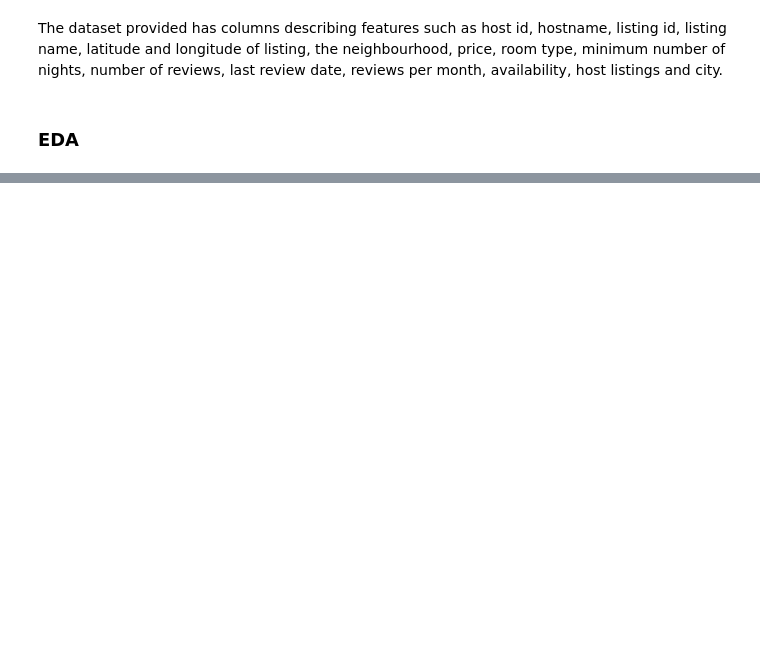
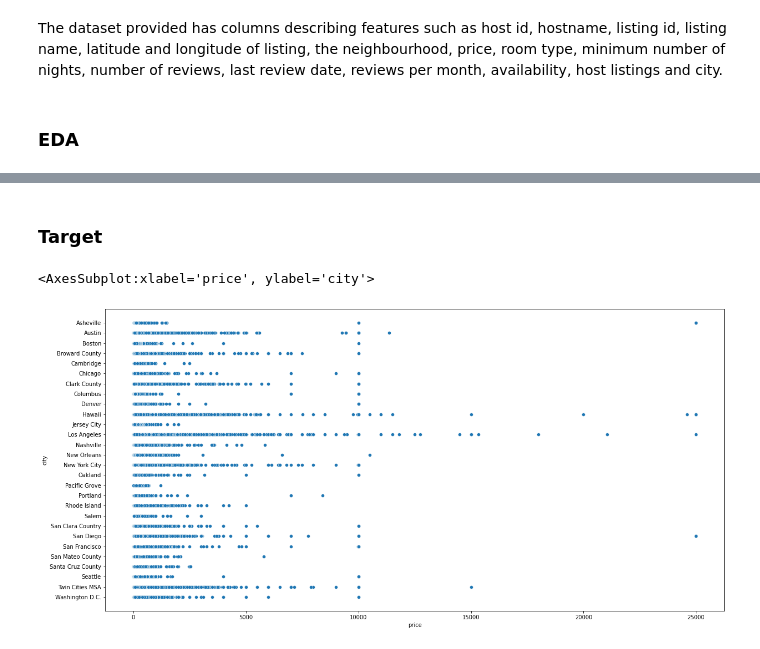
Before and after one commit to TheWangAndOnly/AirBnB, a Jupyter notebook: AirBnB.ipynb, the cells around one changed output, grey strips where cells are left out. Saved outputs shown, nothing was run; the diff lists cells and outputs as text; code cells hidden in the pictures; blank space fills up the shorter version.

```diff
--- a/AirBnB.ipynb
+++ b/AirBnB.ipynb
@@ -6,10 +6,16 @@ import pandas as pd
 import numpy as np
 import seaborn as sns
 import matplotlib.pyplot as plt
+sns.set_context()
 #scickit-toolkits
 from sklearn.preprocessing import StandardScaler,RobustScaler,MinMaxScaler, OneHotEncoder
-from sklearn.model_selection import GridSearchCV, cross_val_predict, cross_validate, train_test_split
+from sklearn.model_selection import GridSearchCV, cross_val_predict,cross_val_score,  cross_validate, train_test_split
 from sklearn.linear_model import Lasso, LinearRegression, Ridge, SGDRegressor
+from sklearn.neighbors import KNeighborsRegressor
+from sklearn.impute import SimpleImputer
+from sklearn.pipeline import Pipeline
+from sklearn.compose import ColumnTransformer, make_column_selector
+%matplotlib inline
 # %% [markdown]
 ## Data
 # %%
@@ -54,0 +80,6 @@ memory usage: 29.3+ MB
+# %%
+#Dropping irrelevant columns in the case of this analysis
+
+df.drop(columns=['id','host_id', 'host_name', 'neighbourhood_group', 'neighbourhood'], inplace=True)
+# %%
+df.drop_duplicates(inplace=True)
@@ -54,0 +108,8 @@ memory usage: 29.3+ MB
+# %% [markdown]
+### Target
+# %%
+plt.figure(figsize=(20,10))
+sns.scatterplot(x=df['price'], y=df['city'])
+# %% [output]
+<AxesSubplot:xlabel='price', ylabel='city'>
+[figure, added]
```
Also changed, not shown: parts of 14 cells of this notebook, 2 other files.
